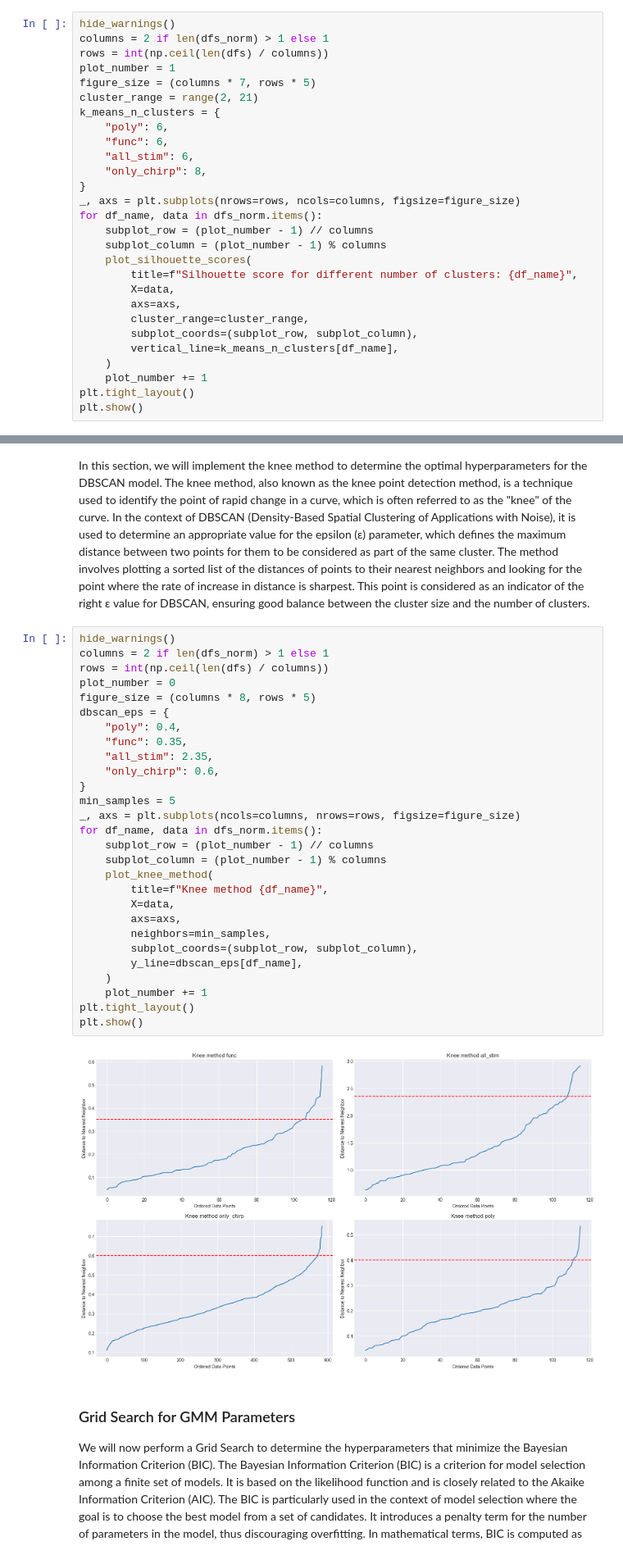
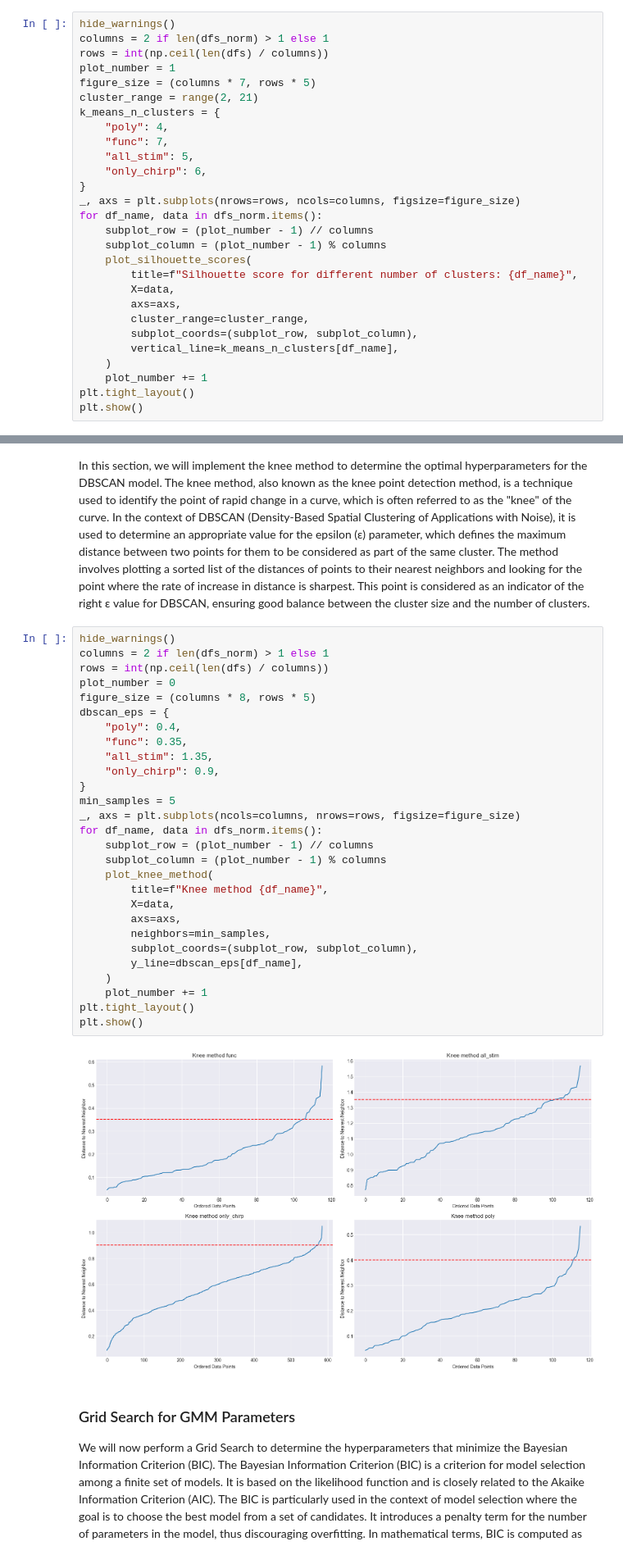
Before and after one commit to davidnfu0/Retinal-Ganglion-Cell-Analysis, a Jupyter notebook: notebooks/4-clustering/4.2-clustering_hyperparams_search.ipynb, the cells around one changed output, grey strips where cells are left out. Shown at 82% size. Saved outputs shown, nothing was run; the diff lists cells and outputs as text.

```diff
--- a/notebooks/4-clustering/4.2-clustering_hyperparams_search.ipynb
+++ b/notebooks/4-clustering/4.2-clustering_hyperparams_search.ipynb
@@ -85,10 +85,10 @@ plot_number = 1
 figure_size = (columns * 7, rows * 5)
 cluster_range = range(2, 21)
 k_means_n_clusters = {
-    "poly": 6,
-    "func": 6,
-    "all_stim": 6,
-    "only_chirp": 8,
+    "poly": 4,
+    "func": 7,
+    "all_stim": 5,
+    "only_chirp": 6,
 }
 _, axs = plt.subplots(nrows=rows, ncols=columns, figsize=figure_size)
 for df_name, data in dfs_norm.items():
@@ -113,33 +113,33 @@ In this section, we will implement the knee method to determine the optimal hype
 # %%
 hide_warnings()
 columns = 2 if len(dfs_norm) > 1 else 1
 rows = int(np.ceil(len(dfs) / columns))
 plot_number = 0
 figure_size = (columns * 8, rows * 5)
 dbscan_eps = {
     "poly": 0.4,
     "func": 0.35,
-    "all_stim": 2.35,
-    "only_chirp": 0.6,
+    "all_stim": 1.35,
+    "only_chirp": 0.9,
 }
 min_samples = 5
 _, axs = plt.subplots(ncols=columns, nrows=rows, figsize=figure_size)
 for df_name, data in dfs_norm.items():
     subplot_row = (plot_number - 1) // columns
     subplot_column = (plot_number - 1) % columns
     plot_knee_method(
         title=f"Knee method {df_name}",
         X=data,
         axs=axs,
         neighbors=min_samples,
         subplot_coords=(subplot_row, subplot_column),
         y_line=dbscan_eps[df_name],
     )
     plot_number += 1
 plt.tight_layout()
 plt.show()
 # %% [output]
-[figure, old version]
+[figure, new version]
 # %% [markdown]
 ### Grid Search for GMM Parameters
 We will now perform a Grid Search to determine the hyperparameters that minimize the Bayesian Information Criterion (BIC). The Bayesian Information Criterion (BIC) is a criterion for model selection among a finite set of models. It is based on the likelihood function and is closely related to the Akaike Information Criterion (AIC). The BIC is particularly used in the context of model selection where the goal is to choose the best model from a set of candidates. It introduces a penalty term for the number of parameters in the model, thus discouraging overfitting. In mathematical terms, BIC is computed as BIC = ln(n) * k - 2 * ln(L), where n is the number of data points, k is the number of parameters, and L is the maximized value of the likelihood function for the model. A lower BIC indicates a better model, balancing the model complexity with the goodness of fit.
```
Also changed, not shown: parts of 4 cells of this notebook, 5 other files.
